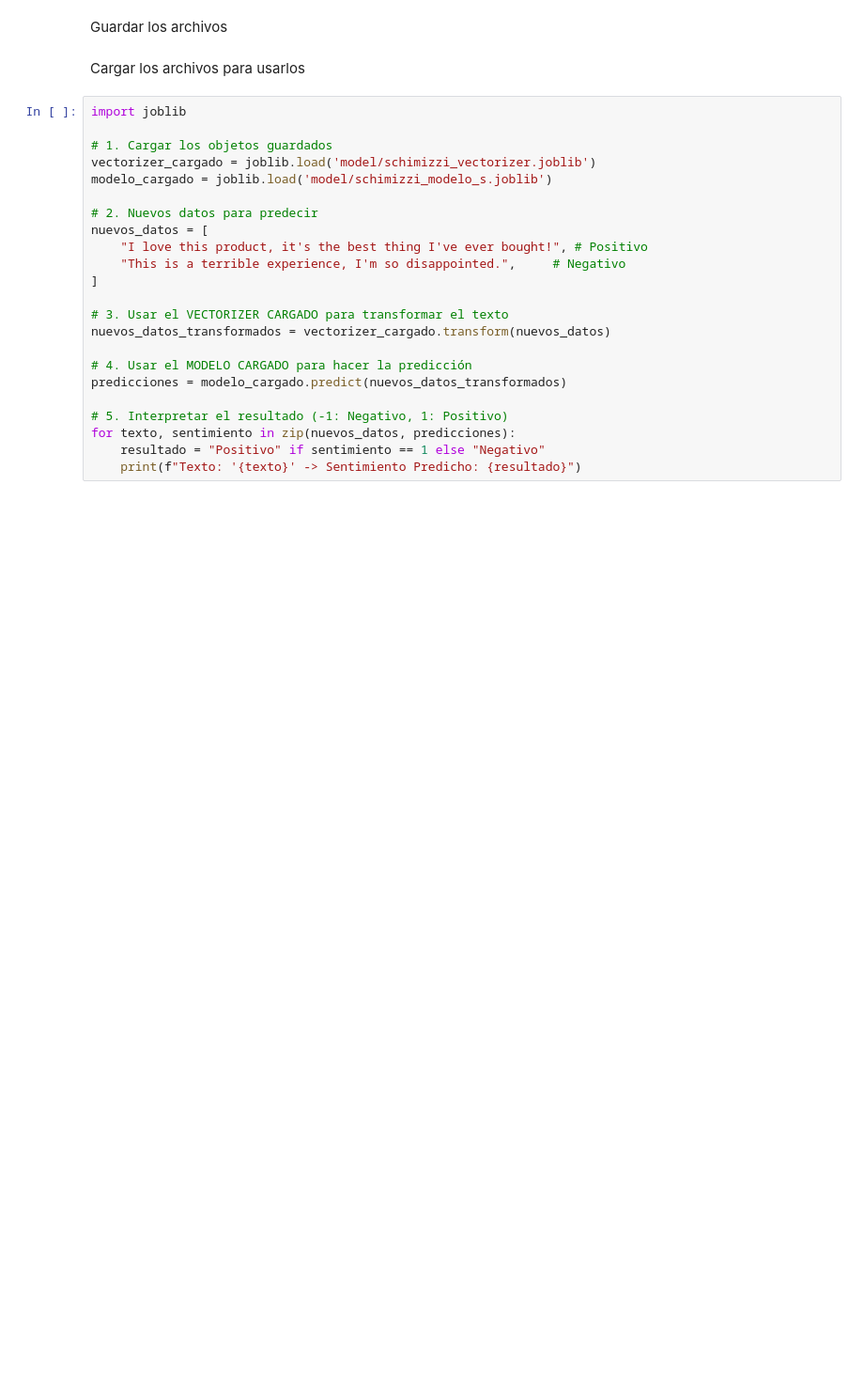
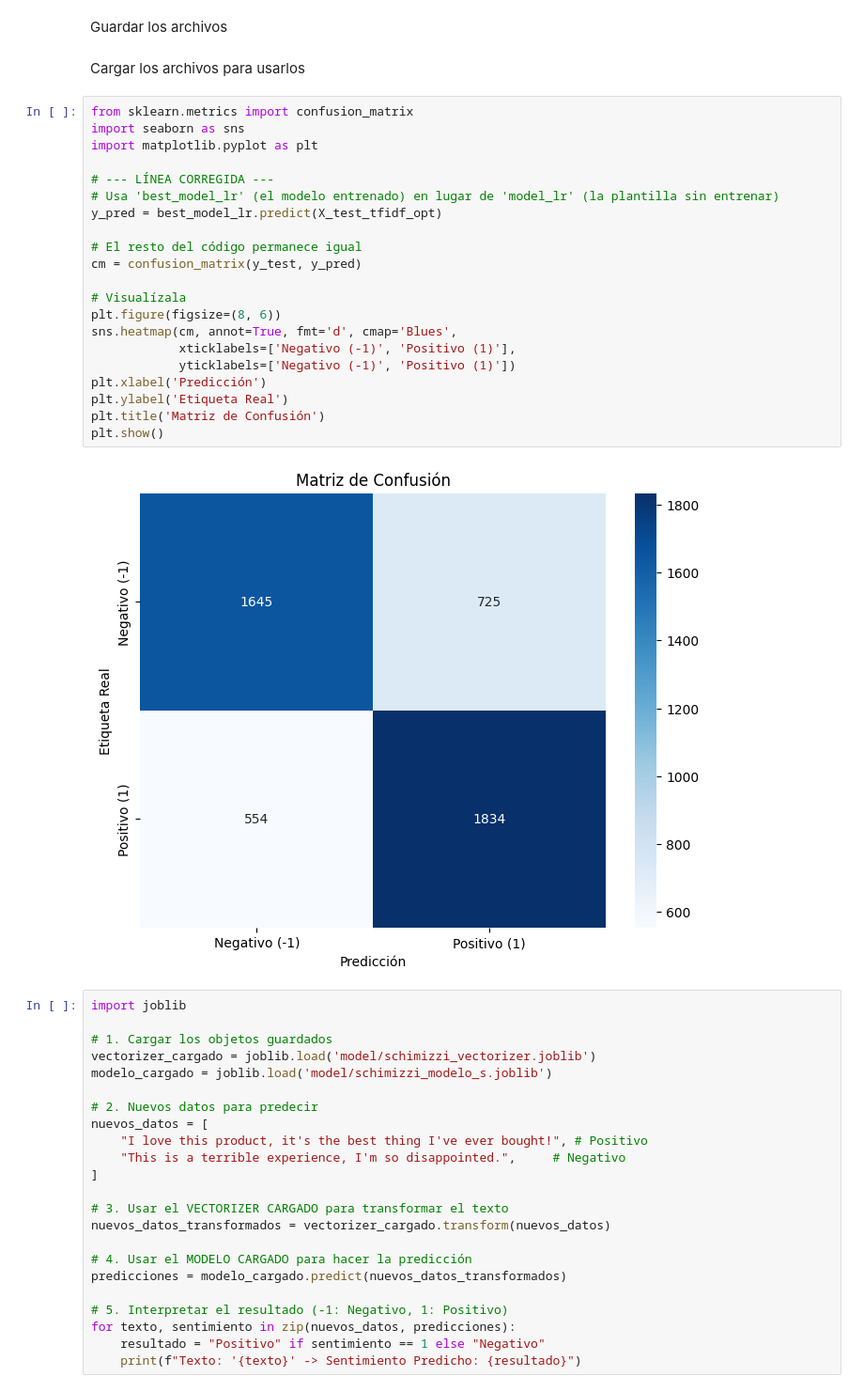
Before and after one commit to Schimizzi/TP3UP_sentiment_prediction, a Jupyter notebook: NLP_TP3_v1.ipynb, the cells around one changed output. Shown: that part at 94% size. Cells and saved outputs as stored; diff of their text form; blank space fills up the shorter version.

```diff
--- a/NLP_TP3_v1.ipynb
+++ b/NLP_TP3_v1.ipynb
@@ -266,6 +320,29 @@ weighted avg       0.62      0.62      0.62       306
 Guardar los archivos
 # %% [markdown]
 Cargar los archivos para usarlos
+# %%
+from sklearn.metrics import confusion_matrix
+import seaborn as sns
+import matplotlib.pyplot as plt
+
+# --- LÍNEA CORREGIDA ---
+# Usa 'best_model_lr' (el modelo entrenado) en lugar de 'model_lr' (la plantilla sin entrenar)
+y_pred = best_model_lr.predict(X_test_tfidf_opt)
+
+# El resto del código permanece igual
+cm = confusion_matrix(y_test, y_pred)
+
+# Visualízala
+plt.figure(figsize=(8, 6))
+sns.heatmap(cm, annot=True, fmt='d', cmap='Blues',
+            xticklabels=['Negativo (-1)', 'Positivo (1)'],
+            yticklabels=['Negativo (-1)', 'Positivo (1)'])
+plt.xlabel('Predicción')
+plt.ylabel('Etiqueta Real')
+plt.title('Matriz de Confusión')
+plt.show()
+# %% [output]
+[figure, added]
 # %%
 import joblib
 
```
Also changed, not shown: parts of 9 cells of this notebook, 5 other files.
